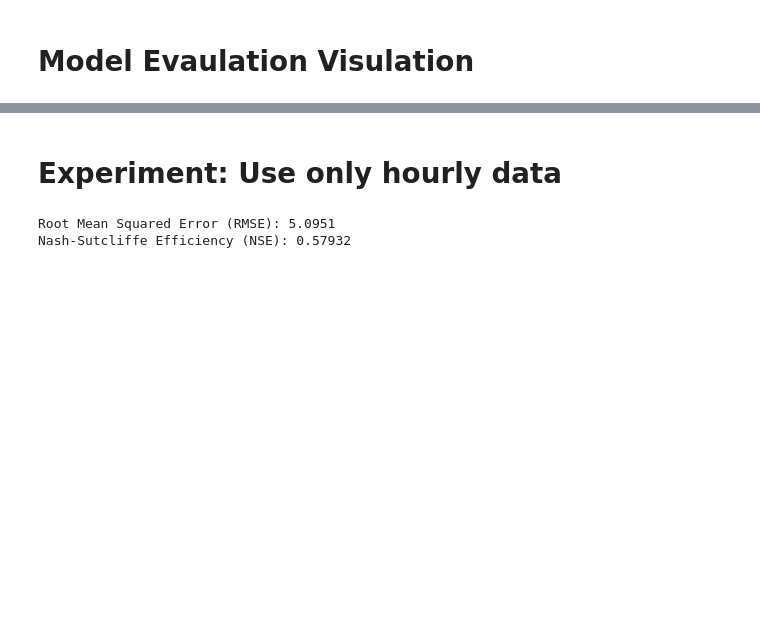
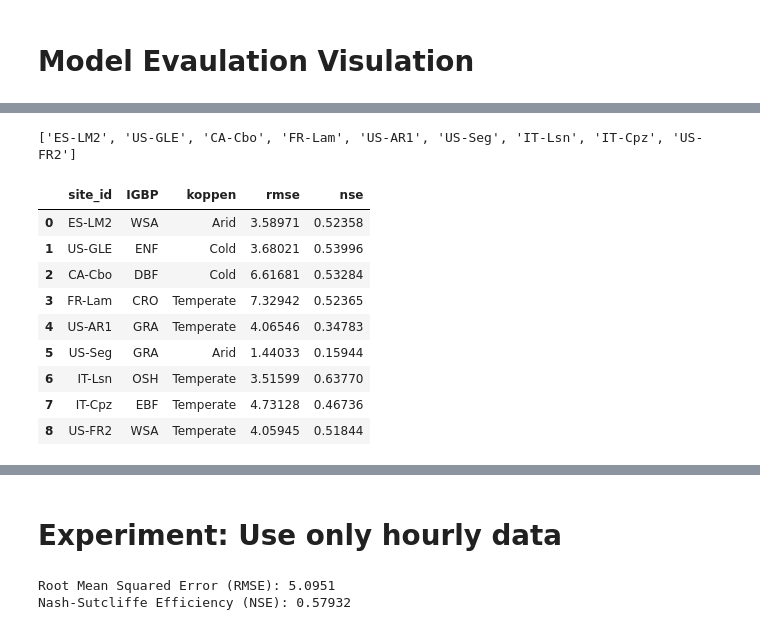
Before and after one commit to jcalz23/co2-flux-hourly-gpp-modeling, a Jupyter notebook: code/src/modeling/baseline-modeling-RF-regression-v0.ipynb, the cells around one changed output, grey strips where cells are left out. Cells and saved outputs as stored; diff of their text form; code cells hidden in the pictures; blank space fills up the shorter version.

```diff
--- a/code/src/modeling/baseline-modeling-RF-regression-v0.ipynb
+++ b/code/src/modeling/baseline-modeling-RF-regression-v0.ipynb
@@ -192,0 +200,33 @@ Py4JJavaError: ignored
+# %%
+sites = [x[0] for x in predictions.select("site_id").distinct().collect()]
+print(sites)
+# %% [output]
+['ES-LM2', 'US-GLE', 'CA-Cbo', 'FR-Lam', 'US-AR1', 'US-Seg', 'IT-Lsn', 'IT-Cpz', 'US-FR2']
+# %%
+site_predictions = [[x, predictions.filter(F.col('site_id')==x)] for x in sites]
+
+eval_by_site_df = pd.DataFrame(columns=["site_id", "IGBP", "koppen", "rmse", "nse"])
+
+for i, [s, df] in enumerate(site_predictions):
+
+  rmse = evaluator.evaluate(df)
+
+  mean_gpp = df.agg(F.avg(target_variable)).first()[0]
+  nse_formula = 1 - (F.sum((df[target_variable] - df.prediction)**2) / F.sum((df[target_variable] - mean_gpp)**2))
+  nse = df.agg(nse_formula).first()[0]
+
+  summary_entry = {"site_id":s, "rmse":rmse, "nse":nse, "IGBP":df.head()["IGBP"], "koppen":df.head()["koppen"], }
+  eval_by_site_df = eval_by_site_df.append(summary_entry, ignore_index=True)
+
+eval_by_site_df
+# %% [output]
+|  | site_id | IGBP | koppen | rmse | nse |
+| 0 | ES-LM2 | WSA | Arid | 3.58971 | 0.52358 |
+| 1 | US-GLE | ENF | Cold | 3.68021 | 0.53996 |
+| 2 | CA-Cbo | DBF | Cold | 6.61681 | 0.53284 |
+| 3 | FR-Lam | CRO | Temperate | 7.32942 | 0.52365 |
+| 4 | US-AR1 | GRA | Temperate | 4.06546 | 0.34783 |
+| 5 | US-Seg | GRA | Arid | 1.44033 | 0.15944 |
+| 6 | IT-Lsn | OSH | Temperate | 3.51599 | 0.63770 |
+| 7 | IT-Cpz | EBF | Temperate | 4.73128 | 0.46736 |
+| 8 | US-FR2 | WSA | Temperate | 4.05945 | 0.51844 |
```
Also changed, not shown: parts of 6 cells of this notebook, 2 other files.
